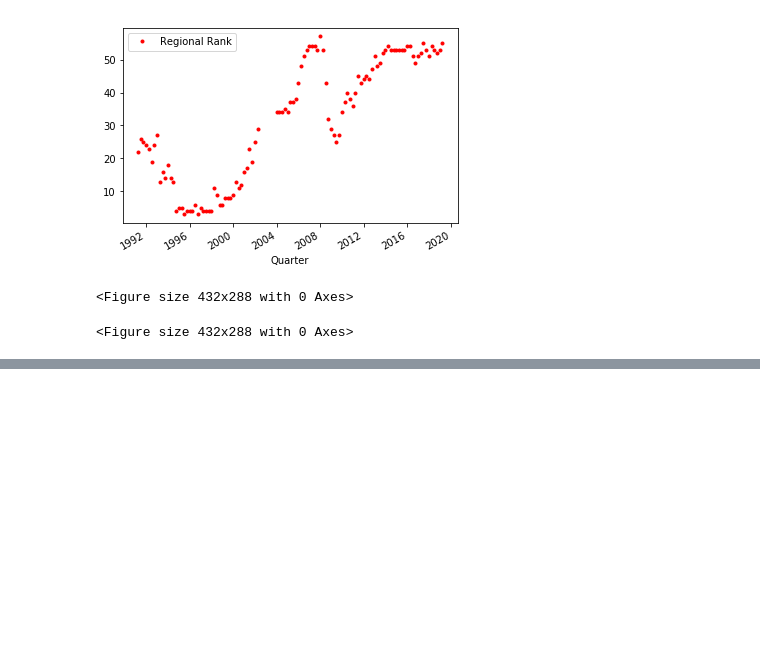
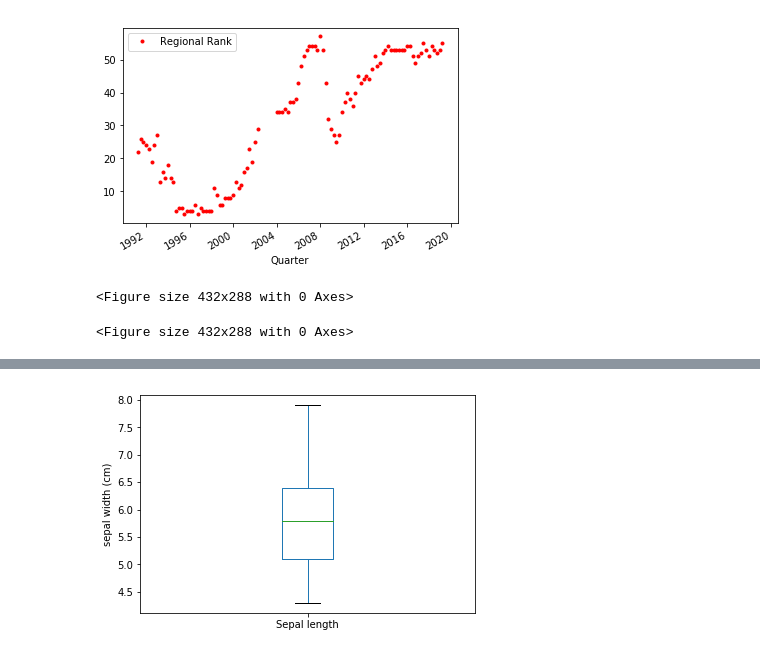
Before and after one commit to SANYAM1996/scatter-plotter, a Jupyter notebook: pandas_foundation.ipynb, the cells around one changed output, grey strips where cells are left out. Cells and saved outputs as stored; diff of their text form; code cells hidden in the pictures; blank space fills up the shorter version.

```diff
--- a/pandas_foundation.ipynb
+++ b/pandas_foundation.ipynb
@@ -219,0 +281,7 @@ plt.show()
+# %%
+#boxpot
+iris.plot(y='Sepal length', kind='box')
+plt.ylabel('sepal width (cm)')
+plt.show()
+# %% [output]
+[figure, added]
```
Also changed, not shown: parts of 25 cells of this notebook.
